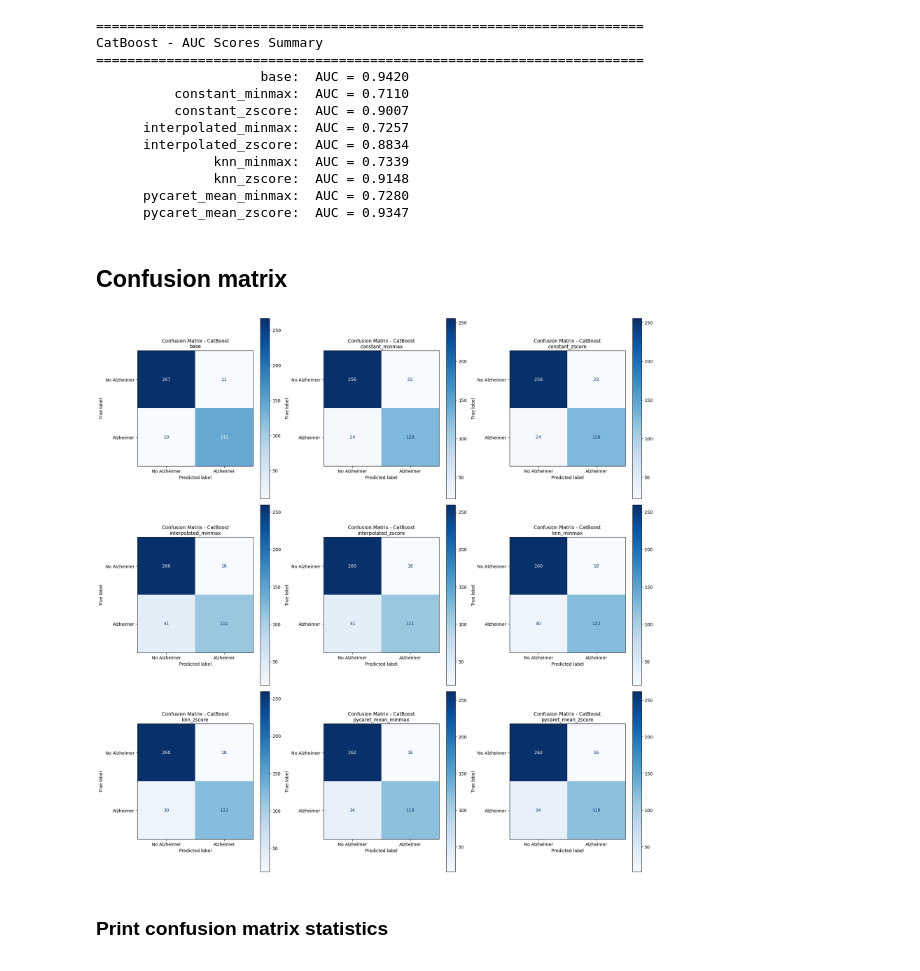
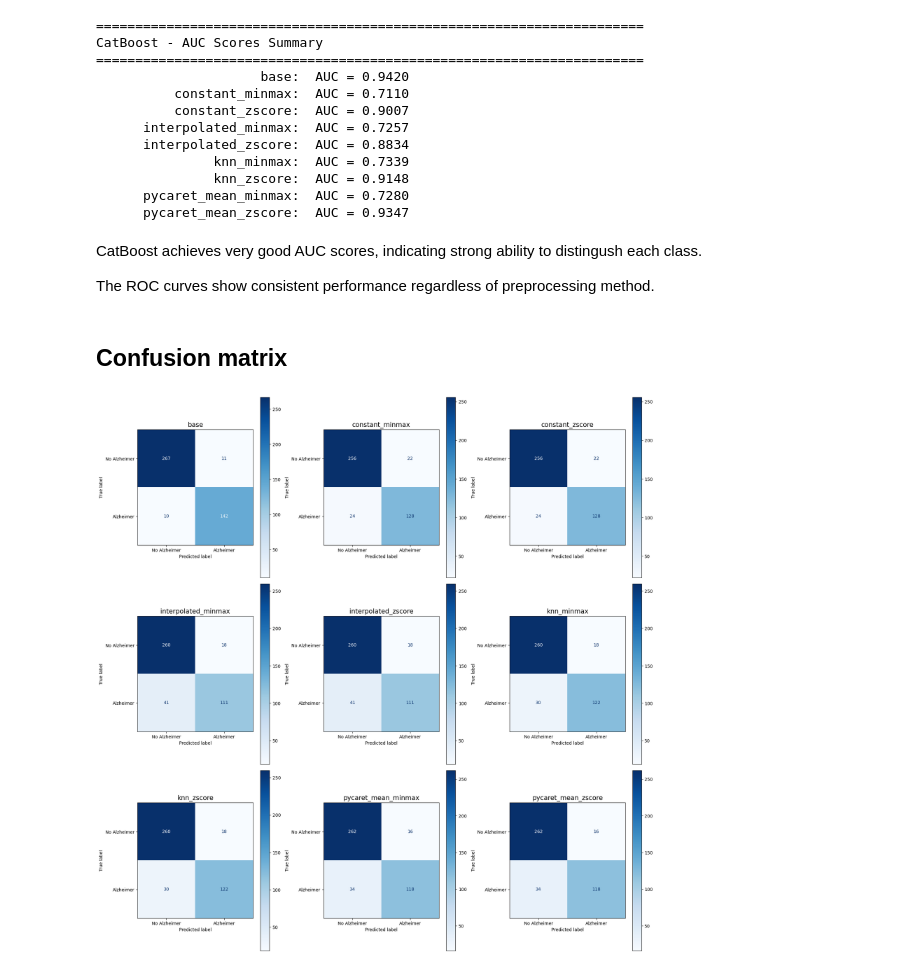
Before and after one commit to JakubDralus/advanced-machine-learning, a Jupyter notebook: model_training.ipynb, the cells around one changed output. Cells and saved outputs as stored; diff of their text form; code cells hidden in the pictures.

```diff
--- a/model_training.ipynb
+++ b/model_training.ipynb
@@ -283,7 +295,8 @@ models
 # %% [markdown]
 ## Training
 # %%
-# Train models for each scaled dataset using manual metrics
+from sklearn.metrics import accuracy_score, precision_score, recall_score, f1_score
+# Train models for each scaled dataset
 all_results = {}
 
 for dataset_name, df in scaled_datasets.items():
@@ -312,13 +325,13 @@ for dataset_name, df in scaled_datasets.items():
         y_val_pred = model.predict(X_val)
         y_test_pred = model.predict(X_test)
 
-        # Metrics - using manual implementations
-        train_acc = accuracy_manual(y_train, y_train_pred)
-        val_acc = accuracy_manual(y_val, y_val_pred)
-        test_acc = accuracy_manual(y_test, y_test_pred)
-        test_precision = precision_manual(y_test, y_test_pred, average='weighted')
-        test_recall = recall_manual(y_test, y_test_pred, average='weighted')
-        test_f1 = f1_score_manual(y_test, y_test_pred, average='weighted')
+        # Metrics
+        train_acc = accuracy_score(y_train, y_train_pred)
+        val_acc = accuracy_score(y_val, y_val_pred)
+        test_acc = accuracy_score(y_test, y_test_pred)
+        test_precision = precision_score(y_test, y_test_pred, average='weighted', zero_division=0)
+        test_recall = recall_score(y_test, y_test_pred, average='weighted', zero_division=0)
+        test_f1 = f1_score(y_test, y_test_pred, average='weighted', zero_division=0)
 
         dataset_results[model_name] = {
             'model': model,
@@ -328,8 +341,7 @@ for dataset_name, df in scaled_datasets.items():
             'precision': test_precision,
             'recall': test_recall,
             'f1': test_f1,
-            'y_test_pred': y_test_pred,
-            'y_test': y_test
+            'y_test_pred': y_test_pred
         }
 
         print(f"  Train Accuracy: {train_acc:.4f}")
@@ -732,43 +736,46 @@ CatBoost - AUC Scores Summary
                knn_zscore:  AUC = 0.9148
       pycaret_mean_minmax:  AUC = 0.7280
       pycaret_mean_zscore:  AUC = 0.9347
+# %% [markdown]
+CatBoost achieves very good AUC scores, indicating strong ability to distingush each class.
+
+The ROC curves show consistent performance regardless of preprocessing method.
 # %% [markdown]
 ## Confusion matrix
 # %%
+from tkinter import font
 from sklearn.metrics import confusion_matrix, ConfusionMatrixDisplay
 
 # Plot confusion matrices for CatBoost model
 n_datasets = len(scaled_datasets)
 n_cols = 3
 n_rows = 3
 
 fig, axes = plt.subplots(n_rows, n_cols, figsize=(18, 6 * n_rows))
 axes = axes.flatten() if n_datasets > 1 else [axes]
 
 for idx, (dataset_name, df) in enumerate(scaled_datasets.items()):
     target = 'Diagnosis'
     X = df.drop(columns=[target])
     y = df[target].astype(int)
 
     X_train, X_val, X_test, y_train, y_val, y_test = stratified_train_val_test_split(
         X, y, test_size=0.2, val_size=0.1, random_state=42
     )
 
     # Get CatBoost predictions
     y_test_pred = all_results[dataset_name]['CatBoost']['y_test_pred']
 
     # Compute confusion matrix
     cm = confusion_matrix(y_test, y_test_pred)
 
-    # Plot confusion matrix
     disp = ConfusionMatrixDisplay(confusion_matrix=cm, display_labels=['No Alzheimer', 'Alzheimer'])
     disp.plot(ax=axes[idx], cmap='Blues', colorbar=True)
-    axes[idx].set_title(f'Confusion Matrix - CatBoost\n{dataset_name}', fontsize=11)
+    axes[idx].set_title(f'{dataset_name}', fontsize=15)
     axes[idx].grid(False)
 
 plt.tight_layout()
+plt.savefig('catboost_confusion_matrices.png', dpi=300, bbox_inches='tight')
 plt.show()
 # %% [output]
-[figure, old version]
+[figure, new version]
-# %% [markdown]
-### Print confusion matrix statistics
```
Also changed, not shown: parts of 17 cells of this notebook.
